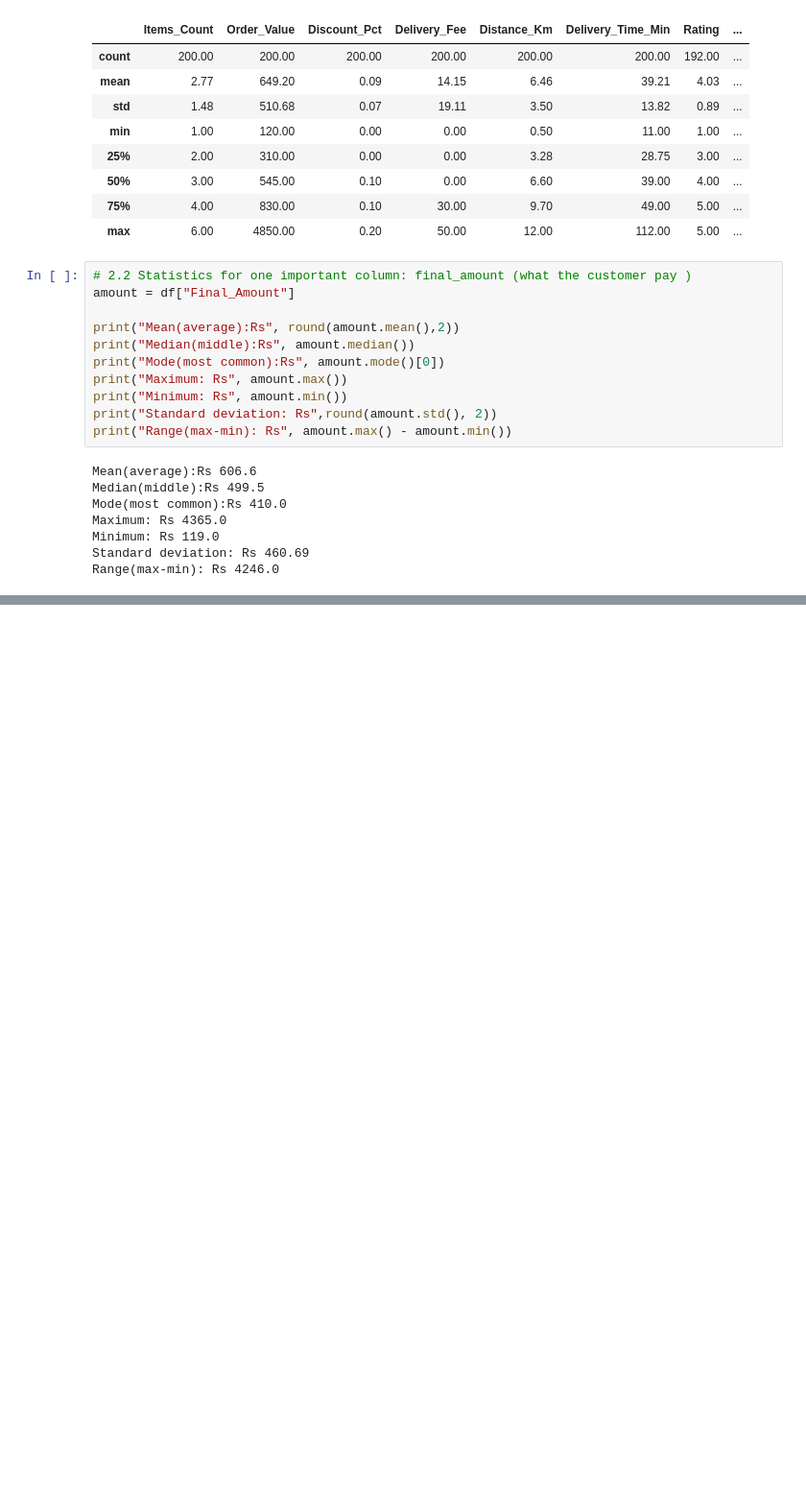
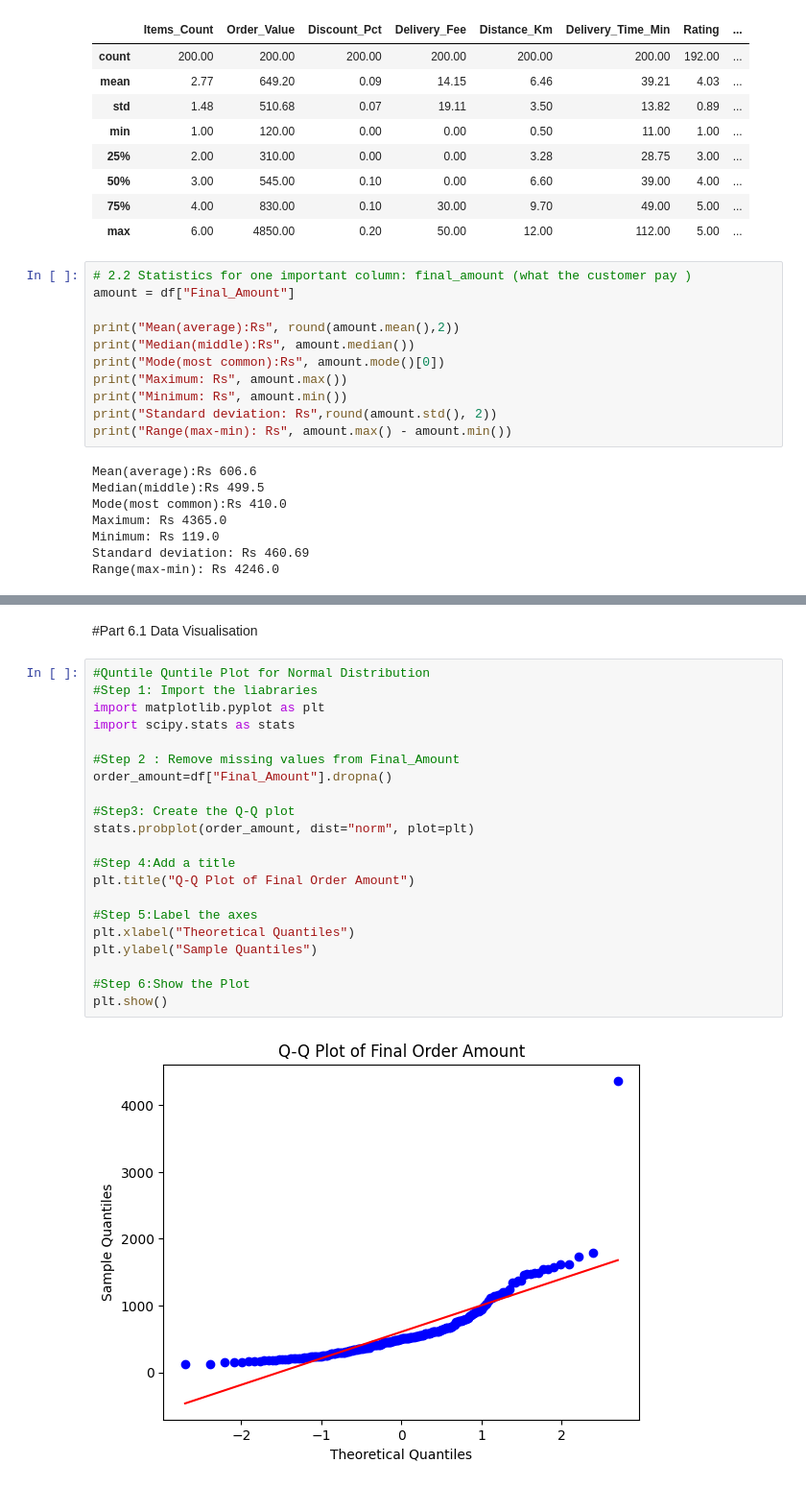
Before and after one commit to kanishkagarg14/Lectures-of-DAM, a Jupyter notebook: Lectures_of_DAM(5).ipynb, the cells around one changed output, grey strips where cells are left out. Shown at 96% size. Drawn from its saved outputs; the diff is of its cells as text; blank space fills up the shorter version.

```diff
--- a/Lectures_of_DAM(5).ipynb
+++ b/Lectures_of_DAM(5).ipynb
@@ -614,0 +441,25 @@ Range(max-min): Rs 4246.0
+# %% [markdown]
+#Part 6.1 Data Visualisation
+# %%
+#Quntile Quntile Plot for Normal Distribution
+#Step 1: Import the liabraries
+import matplotlib.pyplot as plt
+import scipy.stats as stats
+
+#Step 2 : Remove missing values from Final_Amount
+order_amount=df["Final_Amount"].dropna()
+
+#Step3: Create the Q-Q plot
+stats.probplot(order_amount, dist="norm", plot=plt)
+
+#Step 4:Add a title
+plt.title("Q-Q Plot of Final Order Amount")
+
+#Step 5:Label the axes
+plt.xlabel("Theoretical Quantiles")
+plt.ylabel("Sample Quantiles")
+
+#Step 6:Show the Plot
+plt.show()
+# %% [output]
+[figure, added]
```
Also changed, not shown: parts of 36 cells of this notebook.
